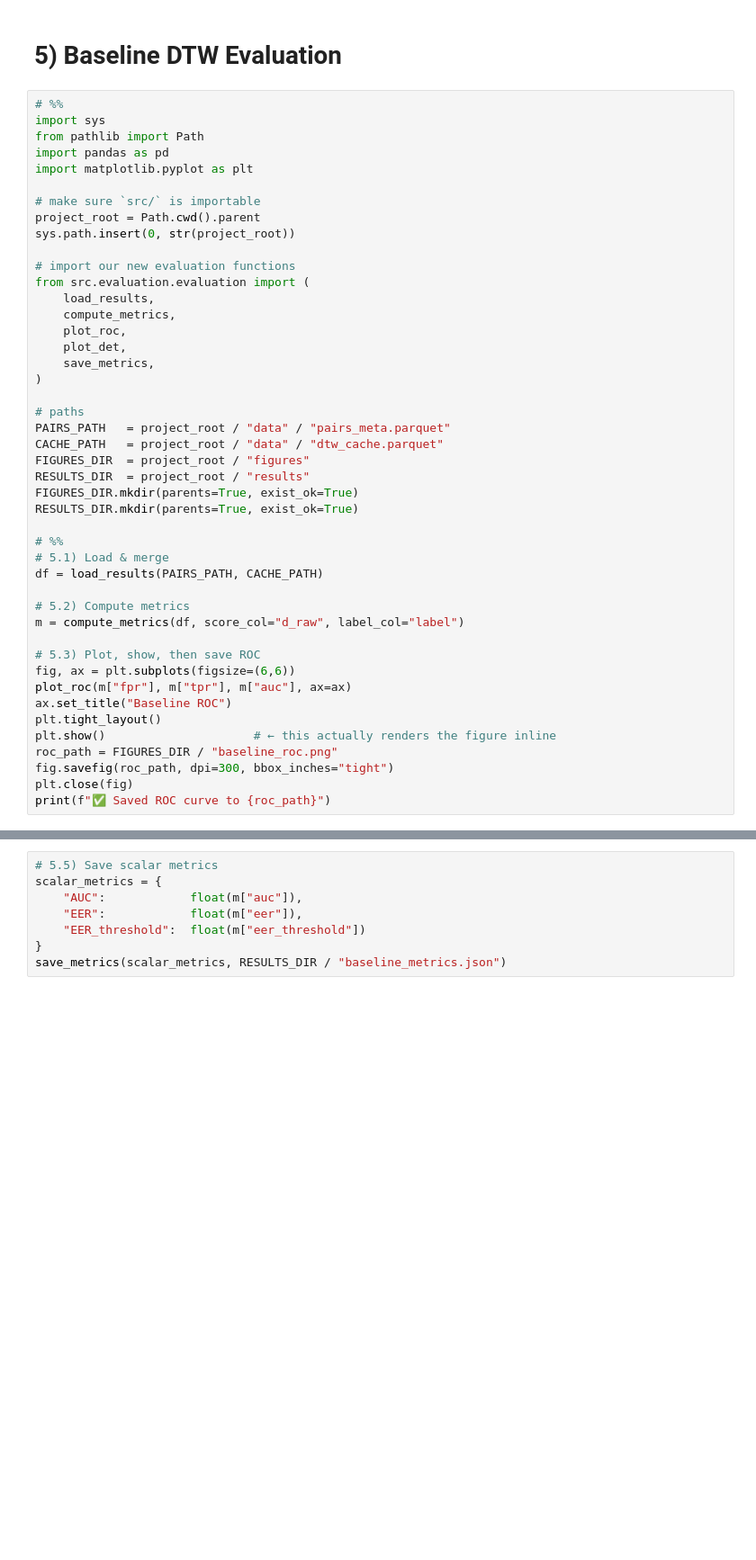
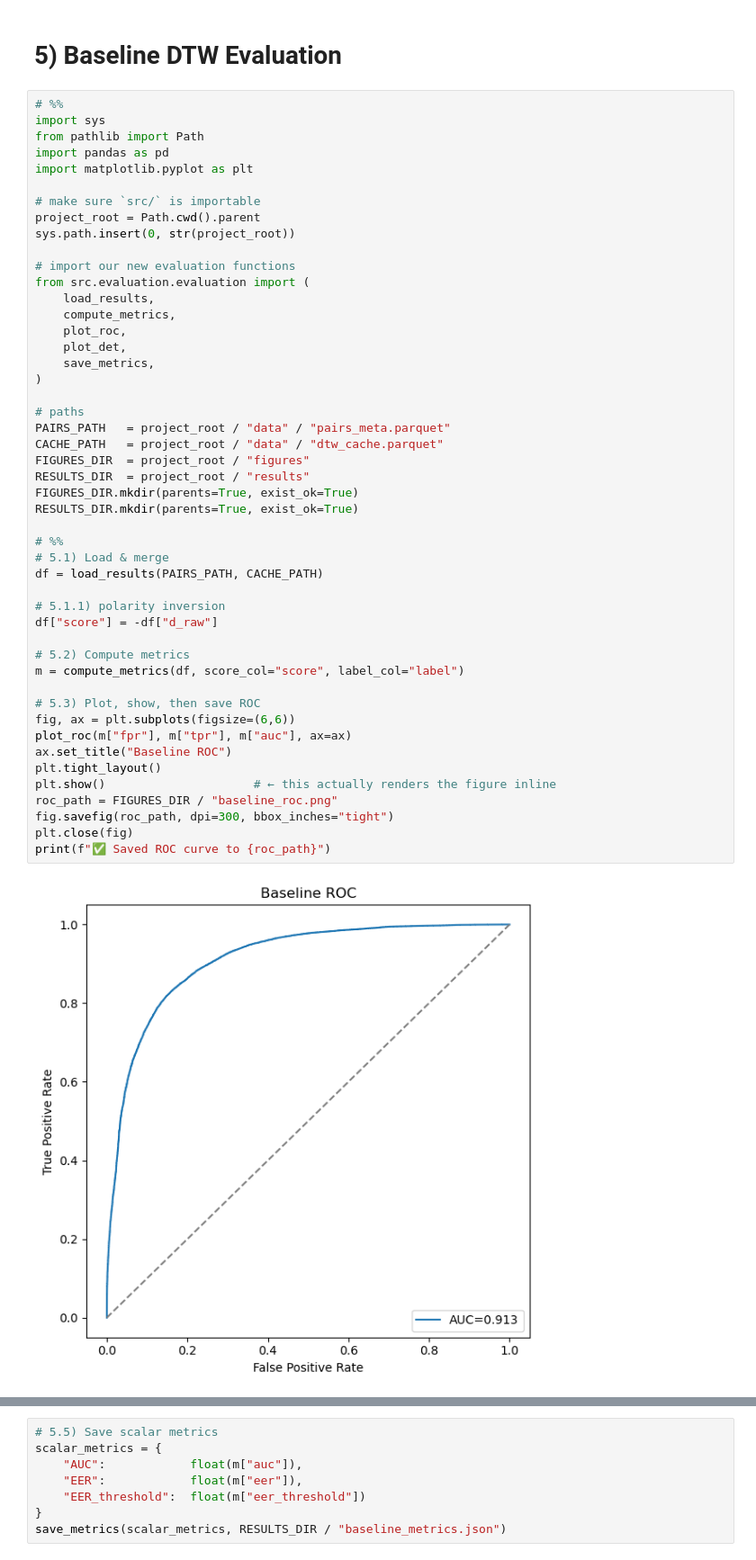
Before and after one commit to matt-truscott/DTW-project, a Jupyter notebook: notebooks/05_eval_baseline.ipynb, the cells around one changed output, grey strips where cells are left out. Shown at 90% size. Cells and saved outputs as stored; diff of their text form; blank space fills up the shorter version.

```diff
--- a/notebooks/05_eval_baseline.ipynb
+++ b/notebooks/05_eval_baseline.ipynb
@@ -17,31 +17,36 @@ from src.evaluation.evaluation import (
     compute_metrics,
     plot_roc,
     plot_det,
     save_metrics,
 )
 
 # paths
 PAIRS_PATH   = project_root / "data" / "pairs_meta.parquet"
 CACHE_PATH   = project_root / "data" / "dtw_cache.parquet"
 FIGURES_DIR  = project_root / "figures"
 RESULTS_DIR  = project_root / "results"
 FIGURES_DIR.mkdir(parents=True, exist_ok=True)
 RESULTS_DIR.mkdir(parents=True, exist_ok=True)
 
 # %%
 # 5.1) Load & merge
 df = load_results(PAIRS_PATH, CACHE_PATH)
 
+# 5.1.1) polarity inversion
+df["score"] = -df["d_raw"]
+
 # 5.2) Compute metrics
-m = compute_metrics(df, score_col="d_raw", label_col="label")
+m = compute_metrics(df, score_col="score", label_col="label")
 
 # 5.3) Plot, show, then save ROC
 fig, ax = plt.subplots(figsize=(6,6))
 plot_roc(m["fpr"], m["tpr"], m["auc"], ax=ax)
 ax.set_title("Baseline ROC")
 plt.tight_layout()
 plt.show()                     # ← this actually renders the figure inline
 roc_path = FIGURES_DIR / "baseline_roc.png"
 fig.savefig(roc_path, dpi=300, bbox_inches="tight")
 plt.close(fig)
 print(f"✅ Saved ROC curve to {roc_path}")
+# %% [output]
+[figure, added]
```
Also changed, not shown: parts of 3 cells of this notebook, 2 other files.
